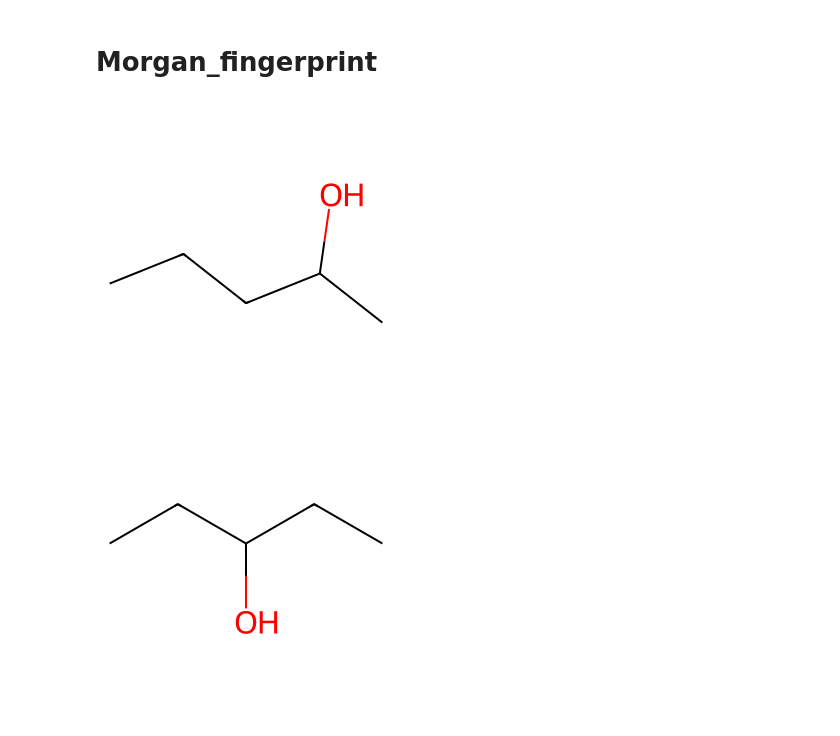
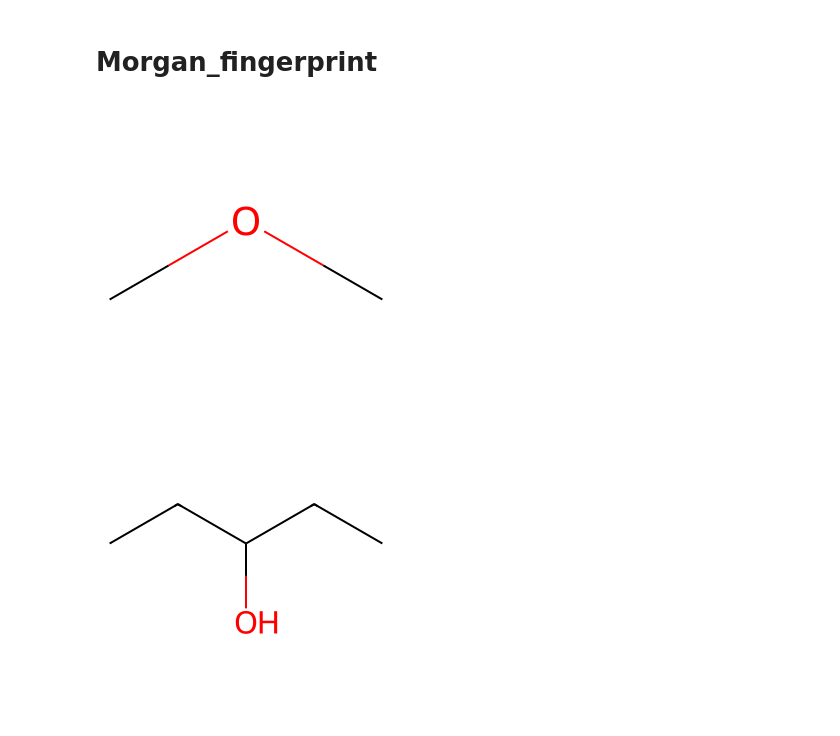
Before and after one commit to Sawahiko/SMILE_to_Feature, a Jupyter notebook: MainFile.ipynb, the cells around one changed output. Cells and saved outputs as stored; diff of their text form; code cells hidden in the pictures.

```diff
--- a/MainFile.ipynb
+++ b/MainFile.ipynb
@@ -45,12 +45,12 @@ def renderFpBit(mol,bitIdx,bitInfo,fn):
 # %% [markdown]
 # Morgan_fingerprint
 # %%
-name1 = "CCCC(C)O"
+name1 = "COC"
 m1 = Chem.MolFromSmiles(name1)
 img1 = Draw.MolToImage(m1)
 img1
 # %% [output]
-[figure, old version]
+[figure, new version]
 # %%
 name2 = "CCC(CC)O"
 m2 = Chem.MolFromSmiles(name2)
```
Also changed, not shown: 4 other files.
